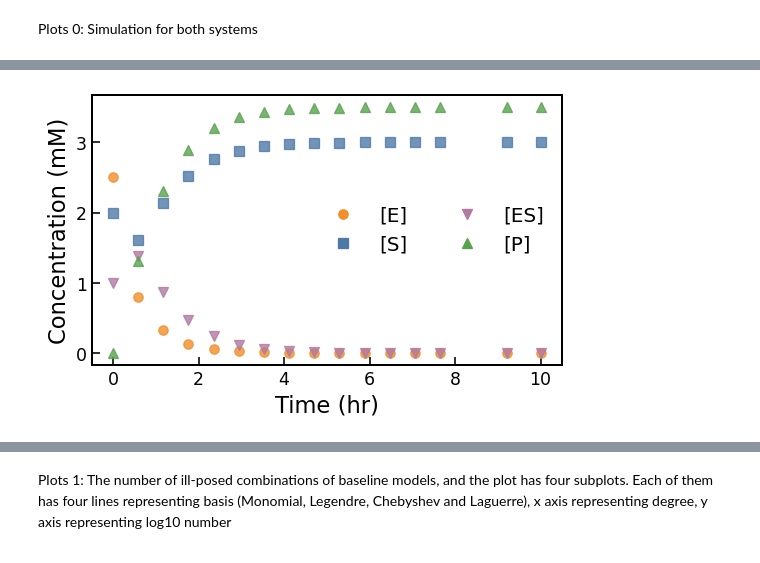
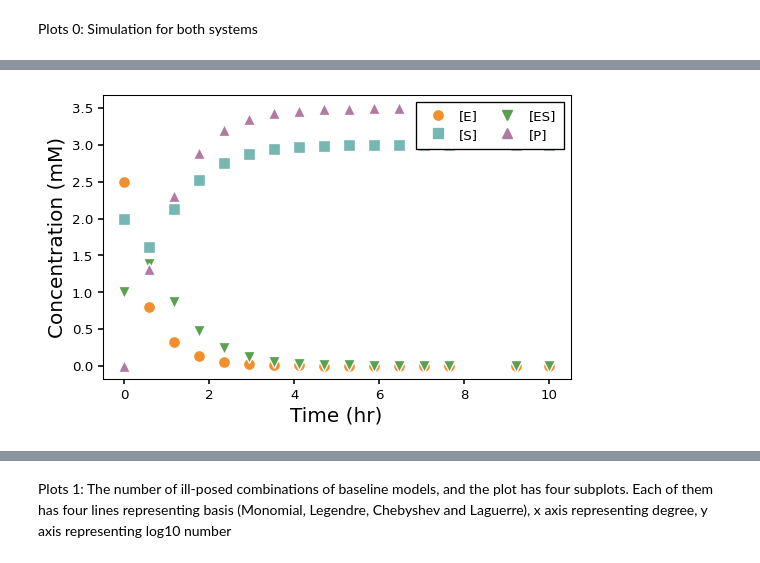
Before and after one commit to mjayadharan/IllposedLearning, a Jupyter notebook: Figure1/Plots-1_modify.ipynb, the cells around one changed output, grey strips where cells are left out. Saved outputs shown, nothing was run; the diff lists cells and outputs as text; code cells hidden in the pictures.

```diff
--- a/Figure1/Plots-1_modify.ipynb
+++ b/Figure1/Plots-1_modify.ipynb
@@ -19,8 +21,10 @@ from Base_test import CRN, Lotka_Volterra
 # %% [markdown]
 Plots for Part 1: Ill-posedness is Prevalent in the Recovery of Systems Biology Models
 # %%
-out_path_plots1 = Path("/Users/yuxiangfeng/Desktop/SINDy/Plots/Fig1_modify")
-font_size = 17
+# Output paths and font size
+out_path_plots1 = Path("/Users/yuxiangfeng/Desktop/SINDy/Plots/Fig1_final")
+font_size = 15
+mpl.rcParams["svg.fonttype"] = "none"
 # %% [markdown]
 CRN: Sampling rates: from 0 to 51, every 3 hr a point
 # %%
@@ -85,10 +158,18 @@ Plots 0: Simulation for both systems
 # %%
 # Colors & markers matching the paper
+#color_map = {
+#   'x1': '#f28e2b',
+#    'x2': '#4e79a7',
+#    'x3': '#b07aa1',
+#    'x4': '#59a14f',
+# }
+
 color_map = {
-    'x1': '#f28e2b',
-    'x2': '#4e79a7',
-    'x3': '#b07aa1',
-    'x4': '#59a14f',
+    "x1": "#F28E2B",
+    "x2":  "#76B7B2",
+    "x3":  "#59A14F",
+    "x4": "#B07AA1",
+    #"gray":   "#9D9D9D",
 }
 
 marker_map = {
@@ -119,38 +200,45 @@ for col in ['x1', 'x2', 'x3', 'x4']:
 
     # Only keep scatter points
     ax.plot(
         t, val,
         linestyle='None',
         marker=marker_map[col],
-        markersize=7,
+        markersize=9,
         markerfacecolor=color_map[col],
-        markeredgecolor=color_map[col],
-        alpha=0.8,
+        markeredgecolor="white",
+        alpha=1.0,
     )
 
 # axis styling
 ax.set_xlabel('Time (hr)', fontsize=font_size)
 ax.set_ylabel('Concentration (mM)', fontsize=font_size)
 
-ax.tick_params(axis='both', which='major', length=6, width=1.2)
+ax.tick_params(axis='both', which='major', length=3.5, width=1.2)
 
 legend_handles = [
     Line2D([0], [0],
            linestyle='None',
            color=color_map[col],
            marker=marker_map[col],
            markersize=7,
            markerfacecolor=color_map[col],
            markeredgecolor=color_map[col],
            label=label_map[col])
     for col in ['x1', 'x2', 'x3', 'x4']
 ]
 
-ax.legend(handles=legend_handles, frameon=False, loc='best', ncol=2, fontsize=15)
+ax.legend(handles=legend_handles,
+          frameon=True, fancybox=False,
+          framealpha=1.0,borderpad=0.6, labelspacing=0.4,
+          handletextpad=0.6,columnspacing=1.2,
+          edgecolor='black',
+          loc='upper right', ncol=2, fontsize=10)
 
 plt.tight_layout()
-plt.savefig(out_path_plots1 / "scatter_CRN.png", dpi=96,
-            bbox_inches="tight", pad_inches=0.02)
+plt.savefig(out_path_plots1 / "scatter_CRN.svg", format="svg", bbox_inches="tight",
+            pad_inches=0.02)
+#plt.savefig(out_path_plots1 / "scatter_CRN.png", dpi=300,
+#            bbox_inches="tight", pad_inches=0.02)
 plt.show()
 # %% [output]
-[figure, old version]
+[figure, new version]
```
Also changed, not shown: parts of 9 cells of this notebook, 1 other file.
